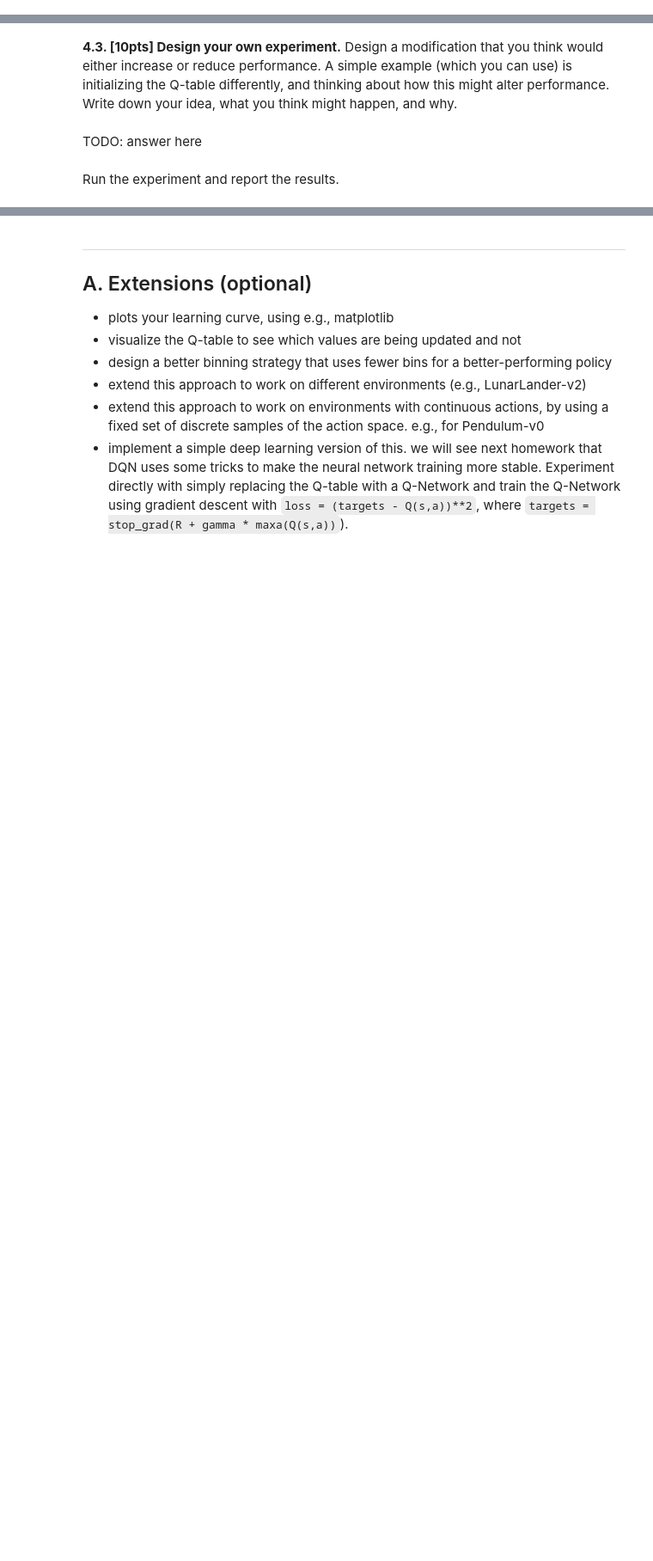
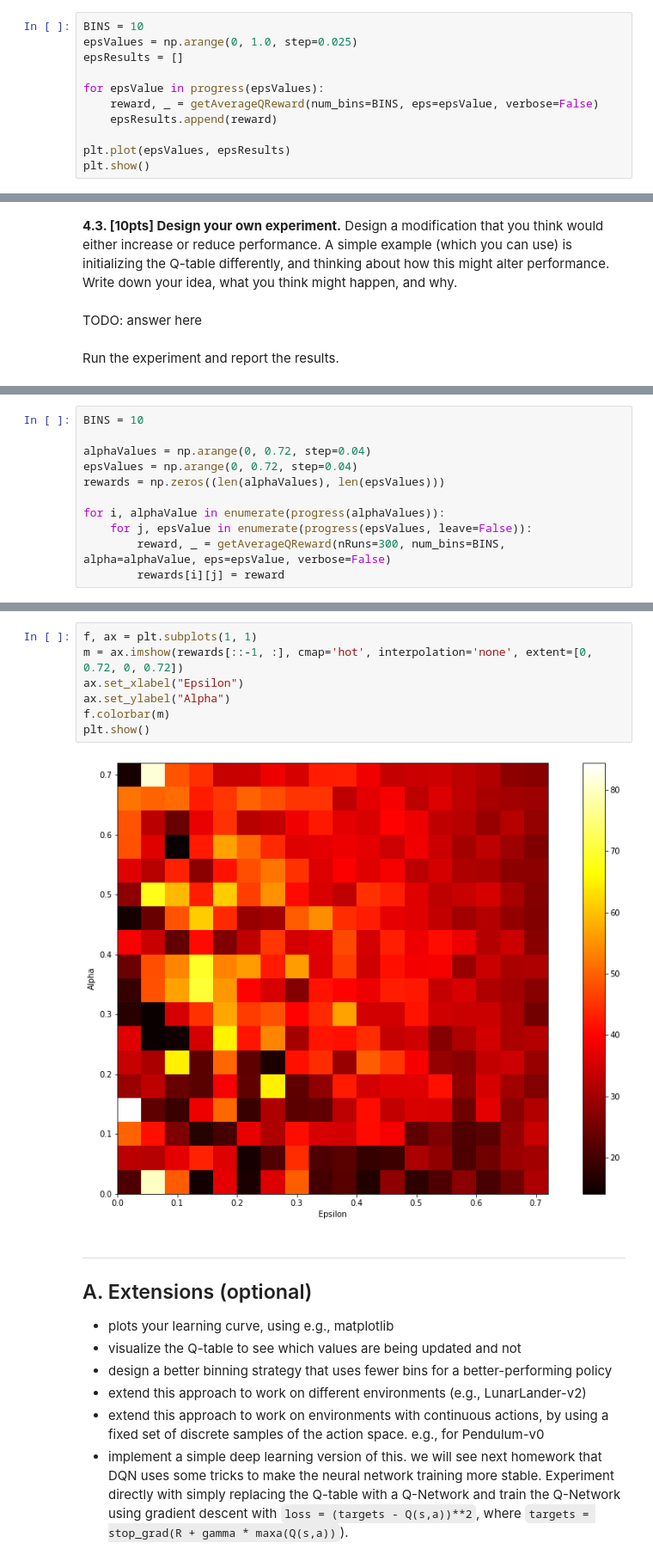
Before and after one commit to padster/CPSC533V, a Jupyter notebook: hw3.ipynb, the cells around one changed output, grey strips where cells are left out. Shown: that part at 86% size. Drawn from its saved outputs; the diff is of its cells as text; blank space fills up the shorter version.

```diff
--- a/hw3.ipynb
+++ b/hw3.ipynb
@@ -458,0 +474,11 @@ TODO: answer here
+# %%
+BINS = 10
+epsValues = np.arange(0, 1.0, step=0.025)
+epsResults = []
+
+for epsValue in progress(epsValues):
+    reward, _ = getAverageQReward(num_bins=BINS, eps=epsValue, verbose=False)
+    epsResults.append(reward)
+
+plt.plot(epsValues, epsResults)
+plt.show()
@@ -470,0 +509,11 @@ TODO: answer here
+# %%
+BINS = 10
+
+alphaValues = np.arange(0, 0.72, step=0.04)
+epsValues = np.arange(0, 0.72, step=0.04)
+rewards = np.zeros((len(alphaValues), len(epsValues)))
+
+for i, alphaValue in enumerate(progress(alphaValues)):
+    for j, epsValue in enumerate(progress(epsValues, leave=False)):
+        reward, _ = getAverageQReward(nRuns=300, num_bins=BINS, alpha=alphaValue, eps=epsValue, verbose=False)
+        rewards[i][j] = reward
@@ -471,3 +534,12 @@ TODO: answer here
+# %%
+f, ax = plt.subplots(1, 1)
+m = ax.imshow(rewards[::-1, :], cmap='hot', interpolation='none', extent=[0, 0.72, 0, 0.72])
+ax.set_xlabel("Epsilon")
+ax.set_ylabel("Alpha")
+f.colorbar(m)
+plt.show()
+# %% [output]
+[figure, added]
 # %% [markdown]
 ---
 
```
Also changed, not shown: parts of 15 cells of this notebook.
